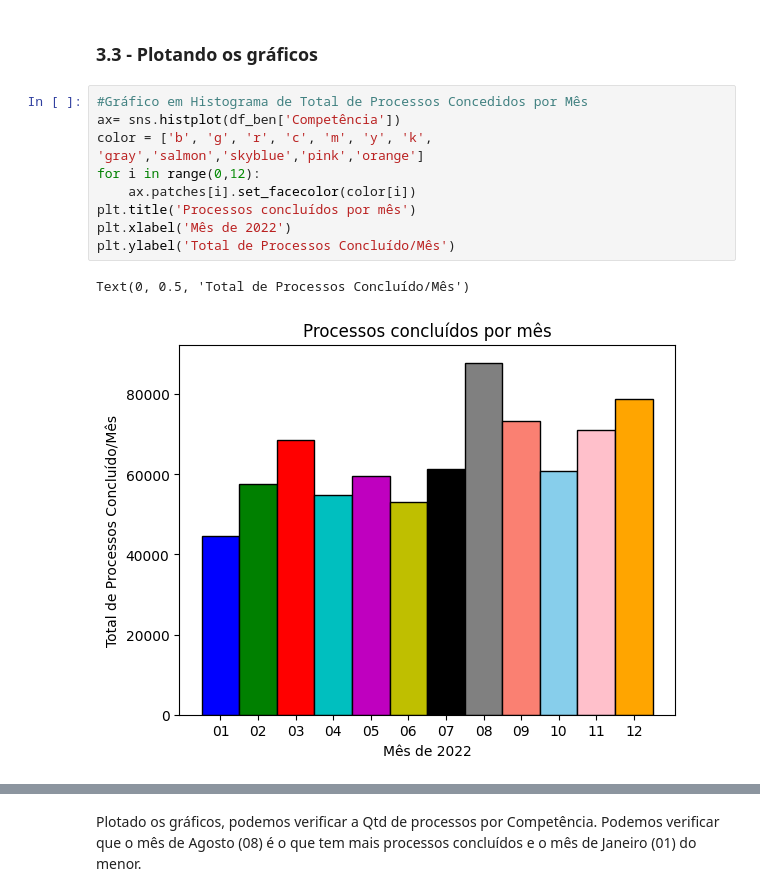
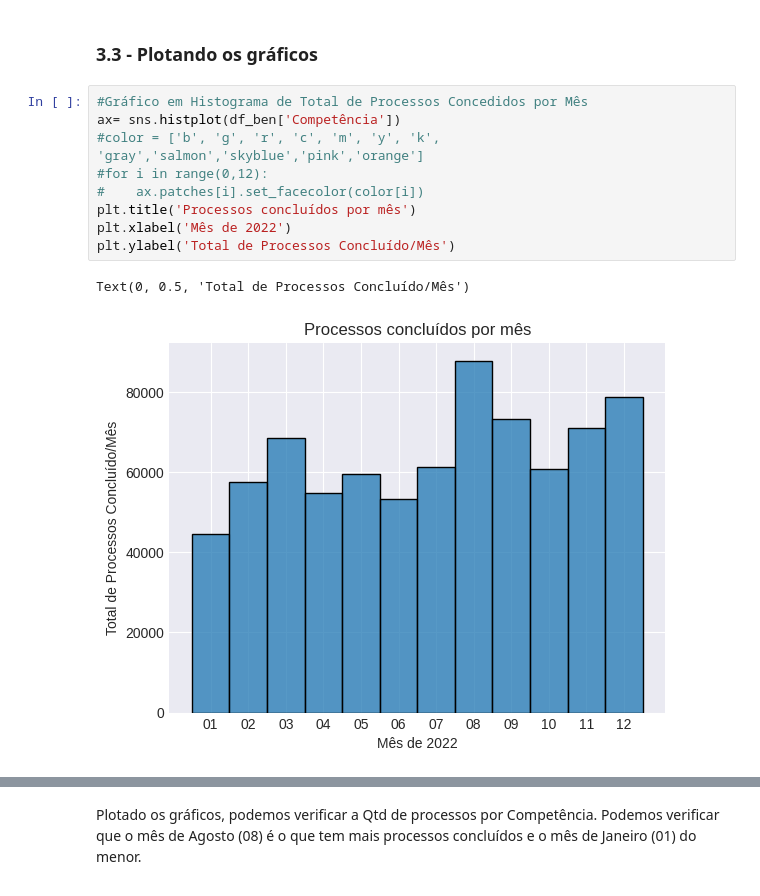
Before and after one commit to brunolunarj/cienciadedados, a Jupyter notebook: MPV2023JUD.ipynb, the cells around one changed output, grey strips where cells are left out. Saved outputs shown, nothing was run; the diff lists cells and outputs as text.

```diff
--- a/MPV2023JUD.ipynb
+++ b/MPV2023JUD.ipynb
@@ -307,15 +292,15 @@ Desvio Padrão: 0.692442
 # %%
 #Gráfico em Histograma de Total de Processos Concedidos por Mês
 ax= sns.histplot(df_ben['Competência'])
-color = ['b', 'g', 'r', 'c', 'm', 'y', 'k', 'gray','salmon','skyblue','pink','orange']
-for i in range(0,12):
-    ax.patches[i].set_facecolor(color[i])
+#color = ['b', 'g', 'r', 'c', 'm', 'y', 'k', 'gray','salmon','skyblue','pink','orange']
+#for i in range(0,12):
+#    ax.patches[i].set_facecolor(color[i])
 plt.title('Processos concluídos por mês')
 plt.xlabel('Mês de 2022')
 plt.ylabel('Total de Processos Concluído/Mês')
 # %% [output]
 Text(0, 0.5, 'Total de Processos Concluído/Mês')
-[figure, old version]
+[figure, new version]
 # %%
 #Gráfico Total de Processos Concedidos por ordem de mês com a maior quantidade de benefícios concedidos
 competencia = df_ben['Competência'].value_counts() #
```
Also changed, not shown: parts of 31 cells of this notebook.
